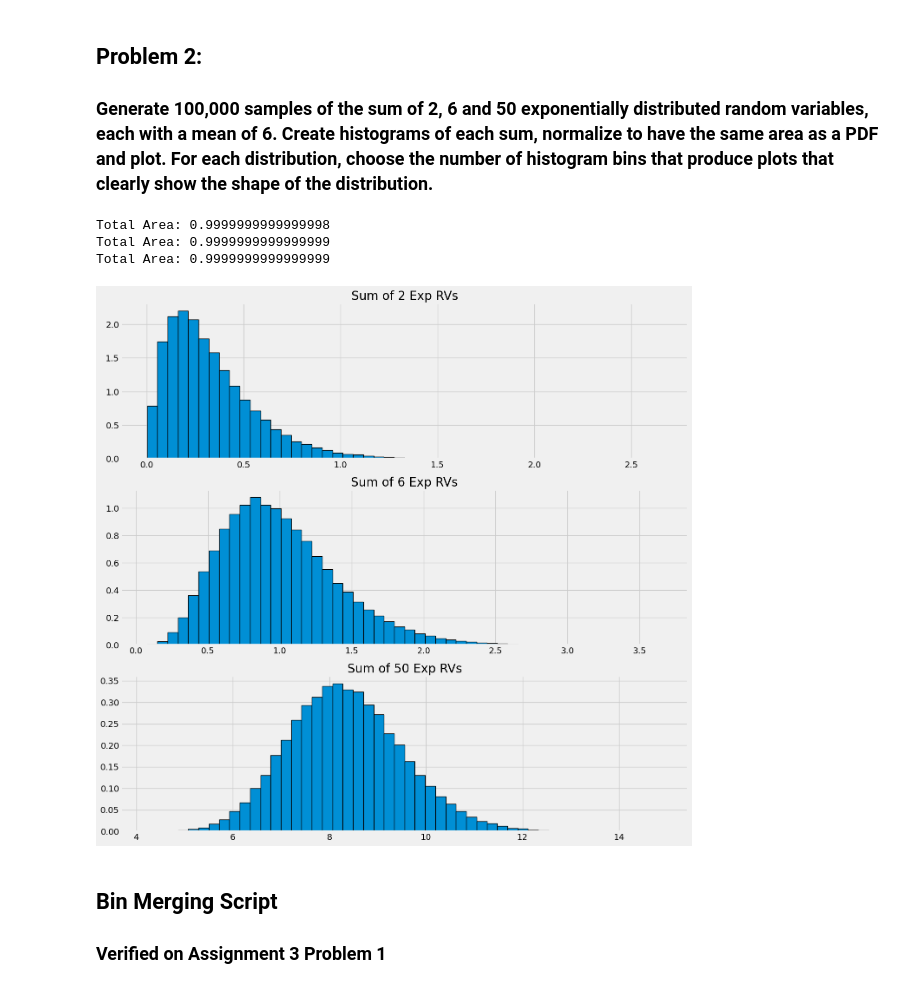
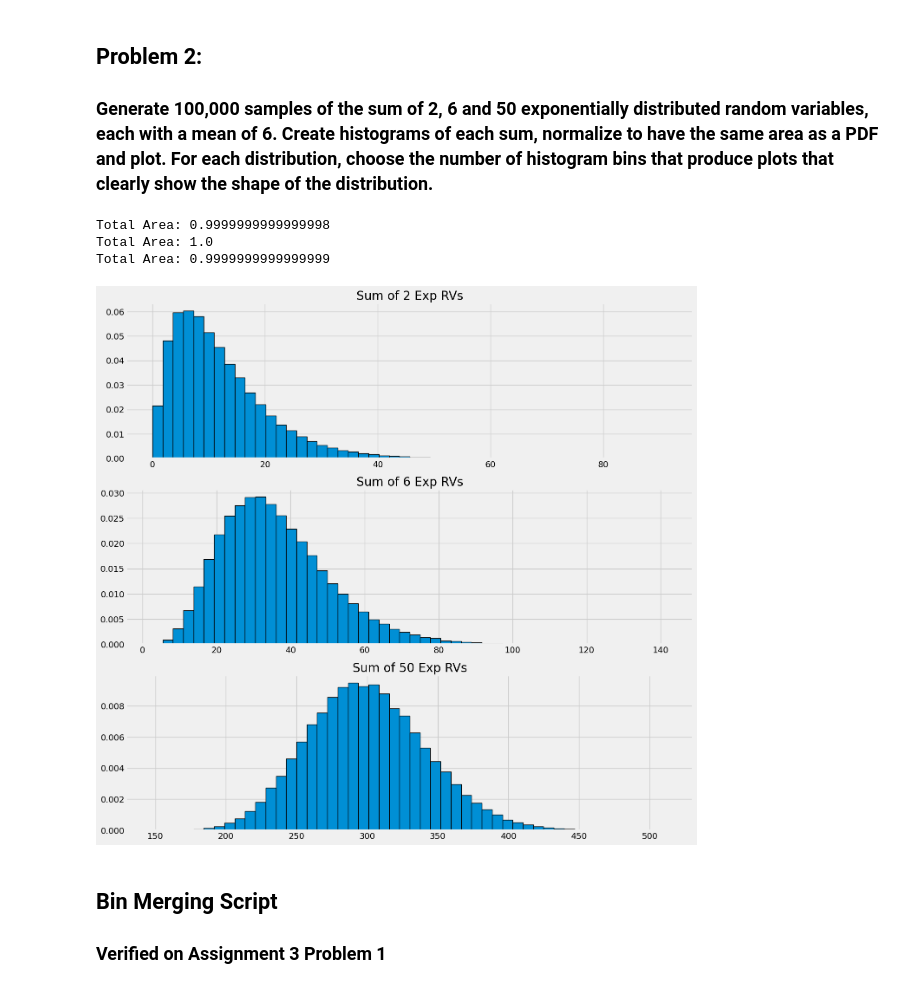
Before and after one commit to vyasdeep668/Project, a Jupyter notebook: Project.ipynb, the cells around one changed output. Cells and saved outputs as stored; diff of their text form; code cells hidden in the pictures.

```diff
--- a/Project.ipynb
+++ b/Project.ipynb
@@ -89,40 +90,40 @@ total_bins = 50
 # Sum of 2 exponentially distributed random variables
 samples_arr_2 = 0
 for counter in range(2):
-    samples_arr_2 = samples_arr_2 + np.random.exponential(scale=1/mean, size=samples_count)
+    samples_arr_2 = samples_arr_2 + np.random.exponential(scale=mean, size=samples_count)
 
 # Sum of 6 exponentially distributed random variables
 samples_arr_6 = 0
 for counter in range(6):
-    samples_arr_6 = samples_arr_6 + np.random.exponential(scale=1/mean, size=samples_count)
+    samples_arr_6 = samples_arr_6 + np.random.exponential(scale=mean, size=samples_count)
 
 # Sum of 50 exponentially distributed random variables
 samples_arr_50 = 0
 for counter in range(50):
-    samples_arr_50 = samples_arr_50 + np.random.exponential(scale=1/mean, size=samples_count)
+    samples_arr_50 = samples_arr_50 + np.random.exponential(scale=mean, size=samples_count)
 
 fig, axs = plt.subplots(3, 1, figsize=(15, 15))
 
 values, bins, _ = axs[0].hist(x=samples_arr_2, bins=total_bins, density=True, edgecolor='black', linewidth=1)
 area = sum(np.diff(bins)*values)
 print("Total Area:", area)
 values, bins, _ = axs[1].hist(x=samples_arr_6, bins=total_bins, density=True, edgecolor='black', linewidth=1)
 area = sum(np.diff(bins)*values)
 print("Total Area:", area)
 values, bins, _ = axs[2].hist(x=samples_arr_50, bins=total_bins, density=True, edgecolor='black', linewidth=1)
 area = sum(np.diff(bins)*values)
 print("Total Area:", area)
 axs[0].set_title("Sum of 2 Exp RVs")
 axs[1].set_title("Sum of 6 Exp RVs")
 axs[2].set_title("Sum of 50 Exp RVs")
 
 plt.style.use('fivethirtyeight')
 plt.show()
 # %% [output]
 Total Area: 0.9999999999999998
+Total Area: 1.0
 Total Area: 0.9999999999999999
-Total Area: 0.9999999999999999
-[figure, old version]
+[figure, new version]
 # %% [markdown]
 ## Bin Merging Script
 ### Verified on Assignment 3 Problem 1
```
Also changed, not shown: parts of 12 cells of this notebook.
